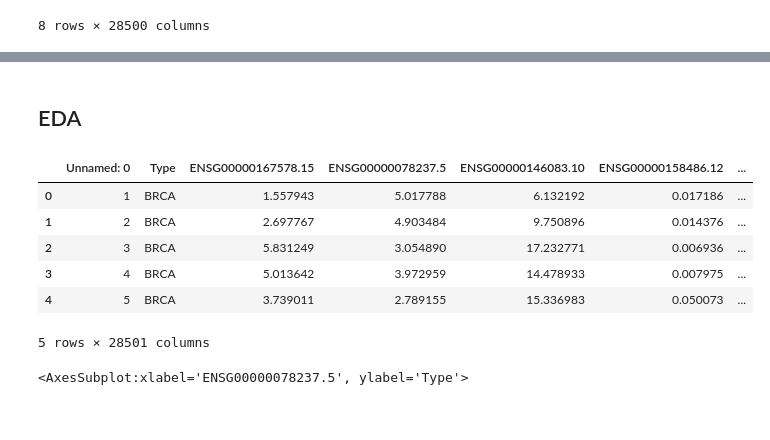
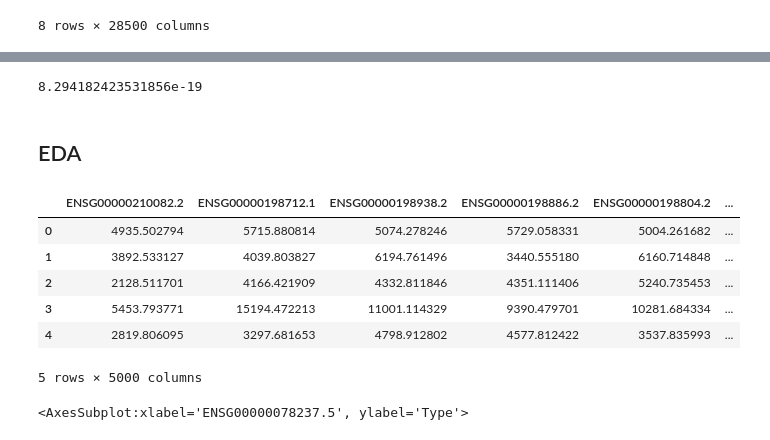
Before and after one commit to GingerLqt/Axaitech_TissueBiopsy, a Jupyter notebook: TissueBiopsy.ipynb, the cells around one changed output, grey strips where cells are left out. Saved outputs shown, nothing was run; the diff lists cells and outputs as text; code cells hidden in the pictures.

```diff
--- a/TissueBiopsy.ipynb
+++ b/TissueBiopsy.ipynb
@@ -116,0 +111,3 @@ TypeError: fit() missing 1 required positional argument: 'X'
+# %%
+# Source: https://github.com/greenelab/tybalt/blob/master/process_data.ipynb
+num_mad_genes = 5000
@@ -117,15 +200,19 @@ TypeError: fit() missing 1 required positional argument: 'X'
+# %%
+scaler.mean()
+# %% [output]
+8.294182423531856e-19
 # %% [markdown]
 ## EDA
 # %%
-BRCA.head()
+reduced_BRCA.head()
 # %% [output]
-|  | Unnamed: 0 | Type | ENSG00000167578.15 | ENSG00000078237.5 | ENSG00000146083.10 | ENSG00000158486.12 | ... |
-| 0 | 1 | BRCA | 1.557943 | 5.017788 | 6.132192 | 0.017186 | ... |
-| 1 | 2 | BRCA | 2.697767 | 4.903484 | 9.750896 | 0.014376 | ... |
-| 2 | 3 | BRCA | 5.831249 | 3.054890 | 17.232771 | 0.006936 | ... |
-| 3 | 4 | BRCA | 5.013642 | 3.972959 | 14.478933 | 0.007975 | ... |
-| 4 | 5 | BRCA | 3.739011 | 2.789155 | 15.336983 | 0.050073 | ... |
+|  | ENSG00000210082.2 | ENSG00000198712.1 | ENSG00000198938.2 | ENSG00000198886.2 | ENSG00000198804.2 | ... |
+| 0 | 4935.502794 | 5715.880814 | 5074.278246 | 5729.058331 | 5004.261682 | ... |
+| 1 | 3892.533127 | 4039.803827 | 6194.761496 | 3440.555180 | 6160.714848 | ... |
+| 2 | 2128.511701 | 4166.421909 | 4332.811846 | 4351.111406 | 5240.735453 | ... |
+| 3 | 5453.793771 | 15194.472213 | 11001.114329 | 9390.479701 | 10281.684334 | ... |
+| 4 | 2819.806095 | 3297.681653 | 4798.912802 | 4577.812422 | 3537.835993 | ... |
-5 rows × 28501 columns
+5 rows × 5000 columns
 # %%
 sns.scatterplot(x = data["ENSG00000078237.5"], y = data["Type"])
 # %% [output]
```
Also changed, not shown: parts of 11 cells of this notebook.
